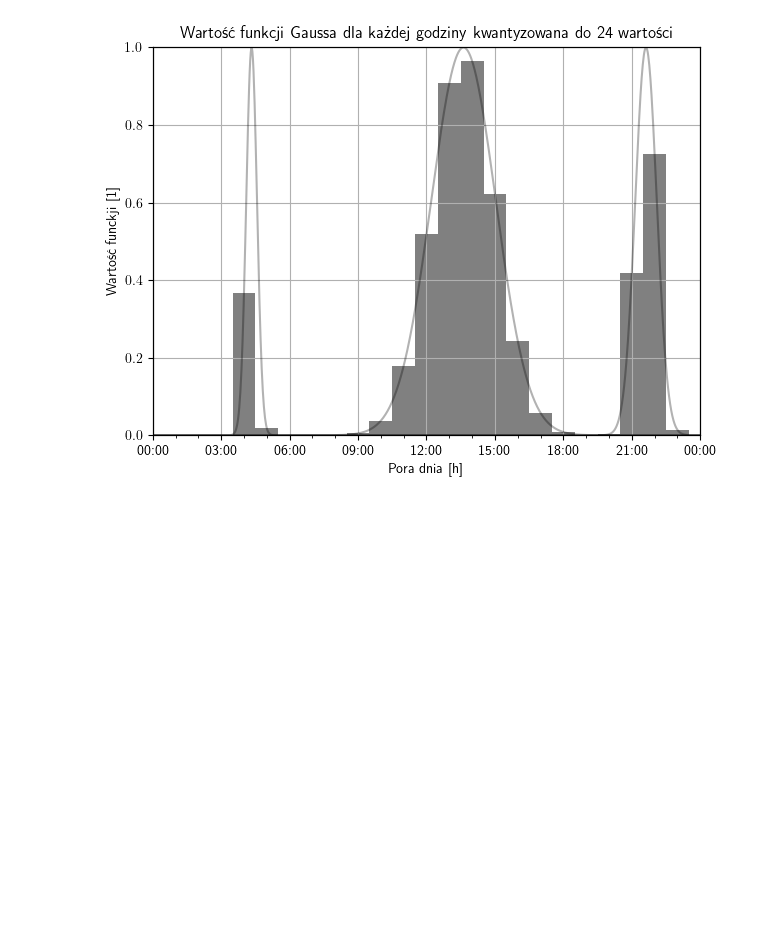
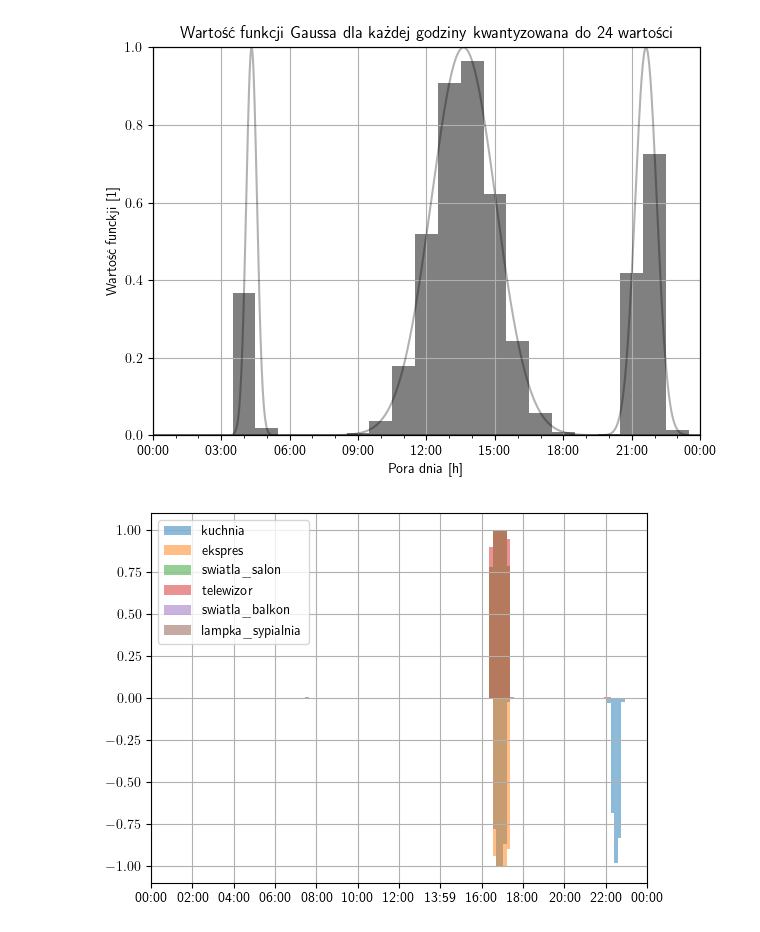
Before and after one commit to mlodybercik/self-learning-homeautomation, a Jupyter notebook: research/vis.ipynb, the cells around one changed output. Drawn from its saved outputs; the diff is of its cells as text; code cells hidden in the pictures; blank space fills up the shorter version.

```diff
--- a/research/vis.ipynb
+++ b/research/vis.ipynb
@@ -60,3 +61,19 @@ plt.tight_layout()
 plt.savefig("../thesis/img/time_param.pdf", bbox_inches="tight")
 # %% [output]
 [figure]
+# %%
+with open(f"../asd.json", "rt") as file:
+    data = json.load(file)
+fig, ax1 = plt.subplots()
+for i, (device, history) in enumerate(data.items()):
+    ax1.bar(np.linspace(0, 1, 144), history, 1/144, alpha=0.5, label=device)
+
+ax1.set_xlim(0, 1)
+ax1.legend()
+ax1.set_xticks(np.linspace(0, 1, 13))
+ax1.xaxis.set_major_formatter(get_time_format)
+ax1.xaxis.set_minor_locator(LinearLocator(13))
+ax1.grid()
+fig.savefig("../thesis/img/swiatla_balkon.png", transparent=True, bbox_inches="tight")
+# %% [output]
+[figure, added]
```
Also changed, not shown: parts of 2 cells of this notebook, 19 other files.
